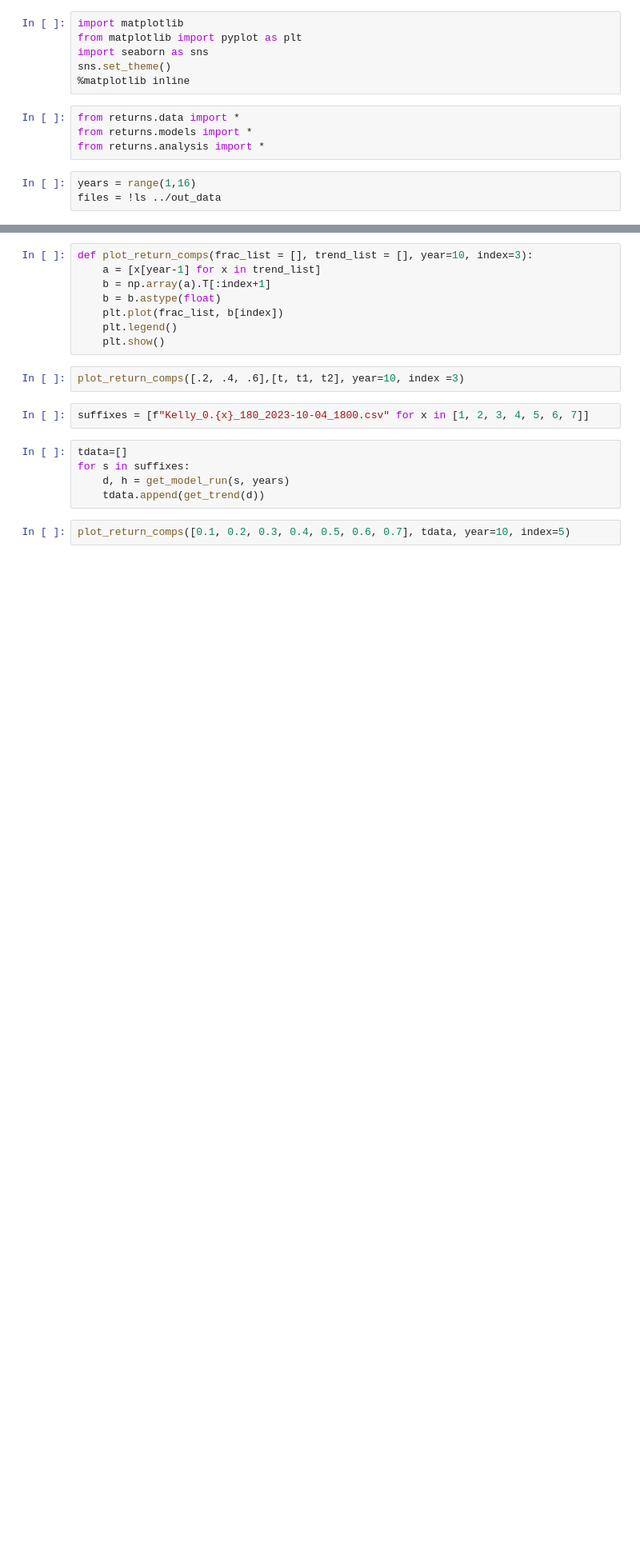
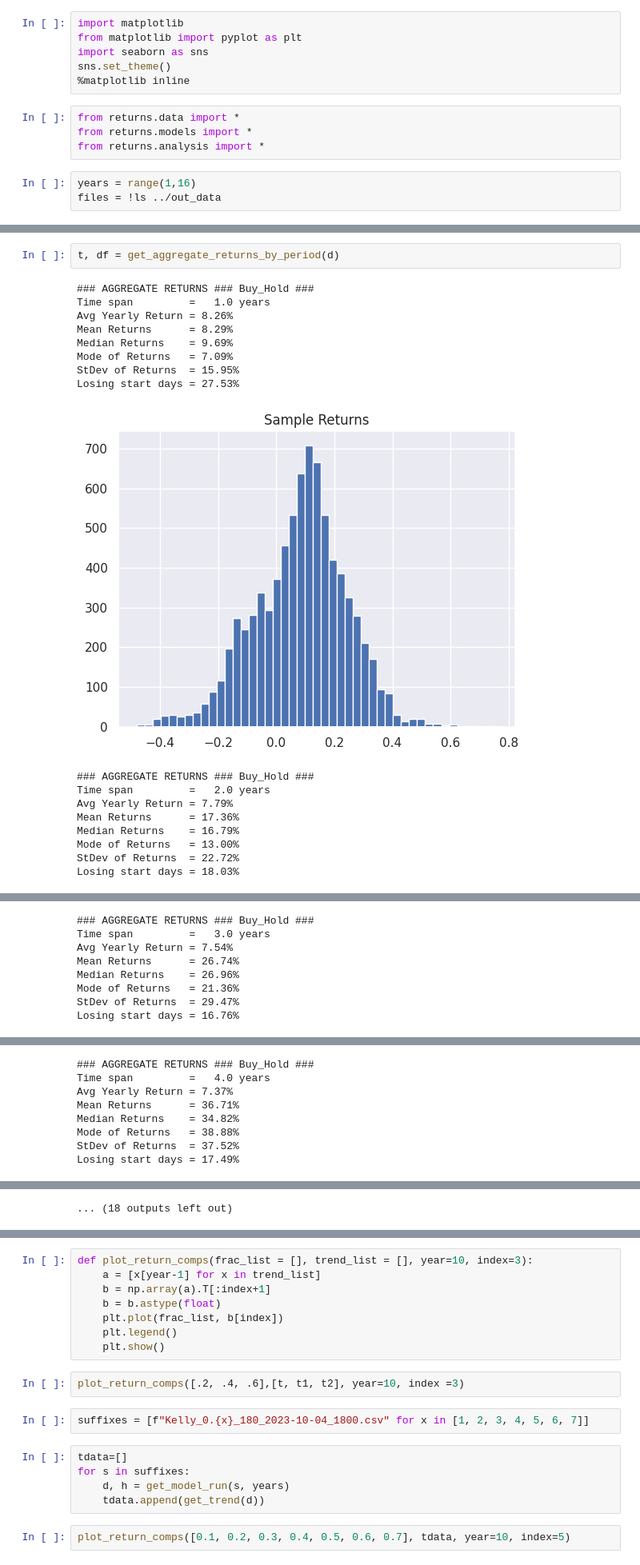
Before and after one commit to DrSkippy/SP500_Historical_Portfolio_Returns, a Jupyter notebook: notebooks/scratch.ipynb, the cells around one changed output, grey strips where cells are left out. Shown: that part at 80% size. Saved outputs shown, nothing was run; the diff lists cells and outputs as text; blank space fills up the shorter version.

```diff
--- a/notebooks/scratch.ipynb
+++ b/notebooks/scratch.ipynb
@@ -34,0 +35,20 @@ Fields = ['date', 'return', 'time_span', 'model_name']
+# %%
+t, df = get_aggregate_returns_by_period(d)
+# %% [output]
+### AGGREGATE RETURNS ### Buy_Hold ###
+Time span         =   1.0 years
+Avg Yearly Return = 8.26%
+Mean Returns      = 8.29%
+Median Returns    = 9.69%
+Mode of Returns   = 7.09%
+StDev of Returns  = 15.95%
+Losing start days = 27.53%
+[figure, added]
+### AGGREGATE RETURNS ### Buy_Hold ###
+Time span         =   2.0 years
+Avg Yearly Return = 7.79%
+Mean Returns      = 17.36%
+Median Returns    = 16.79%
+Mode of Returns   = 13.00%
+StDev of Returns  = 22.72%
+Losing start days = 18.03%
@@ -34,0 +56,8 @@ Fields = ['date', 'return', 'time_span', 'model_name']
+### AGGREGATE RETURNS ### Buy_Hold ###
+Time span         =   3.0 years
+Avg Yearly Return = 7.54%
+Mean Returns      = 26.74%
+Median Returns    = 26.96%
+Mode of Returns   = 21.36%
+StDev of Returns  = 29.47%
+Losing start days = 16.76%
@@ -34,0 +65,8 @@ Fields = ['date', 'return', 'time_span', 'model_name']
+### AGGREGATE RETURNS ### Buy_Hold ###
+Time span         =   4.0 years
+Avg Yearly Return = 7.37%
+Mean Returns      = 36.71%
+Median Returns    = 34.82%
+Mode of Returns   = 38.88%
+StDev of Returns  = 37.52%
+Losing start days = 17.49%
@@ -34,0 +92 @@ Fields = ['date', 'return', 'time_span', 'model_name']
+... (18 outputs left out)
```
Also changed, not shown: parts of 8 cells of this notebook, 4 other files.
